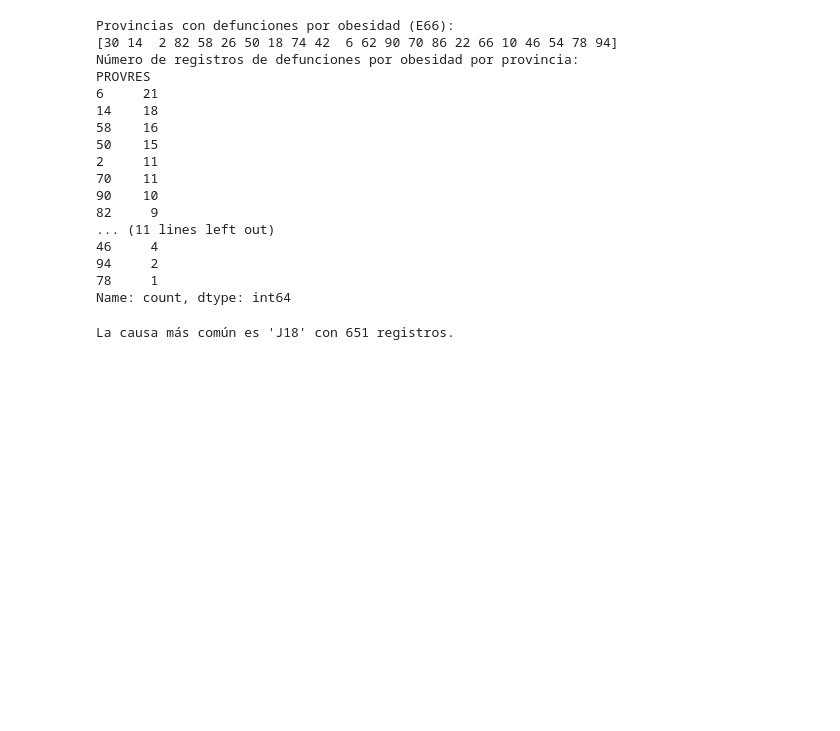
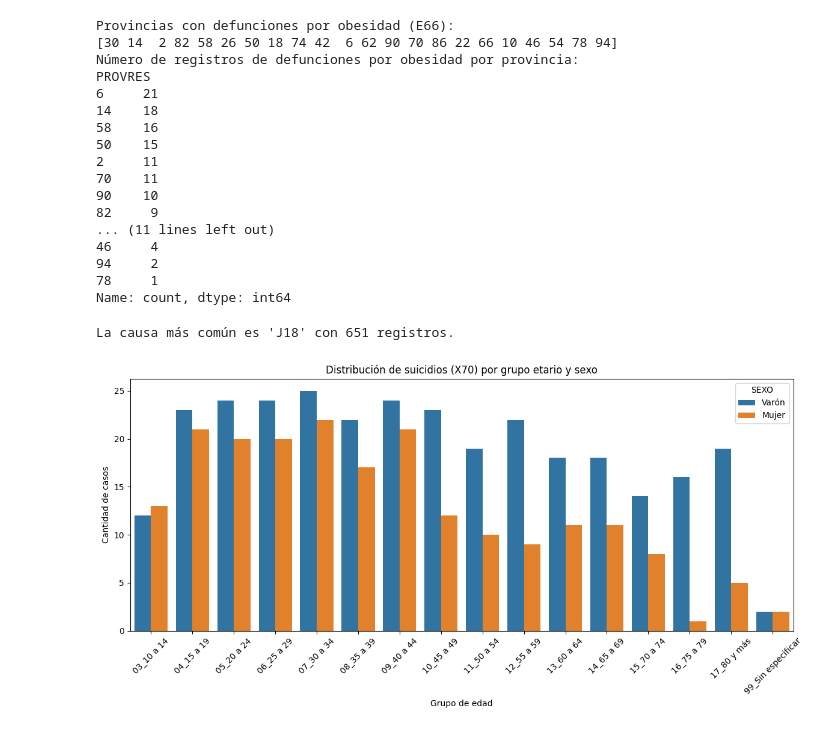
Before and after one commit to carlaberon/tp-ciencia-de-datos, a Jupyter notebook: analisis-datos.ipynb, the cells around one changed output. Cells and saved outputs as stored; diff of their text form; code cells hidden in the pictures; blank space fills up the shorter version.

```diff
--- a/analisis-datos.ipynb
+++ b/analisis-datos.ipynb
@@ -101,3 +83,25 @@ frecuencia = conteo_causas.max()
 print(f"La causa más común es '{causa_mas_comun}' con {frecuencia} registros.")
 # %% [output]
 La causa más común es 'J18' con 651 registros.
+# %%
+#Filtrar solo suicidios (código CIE-10 X70)
+suicidios_df = df[df["CAUSA"] == "X70"]
+
+#Agrupar por grupo de edad y sexo
+grupo_edad_sexo = suicidios_df.groupby(["GRUPEDAD", "SEXO"]).size().reset_index(name="CUENTA")
+
+#Mapear SEXO a nombres legibles (1=Varón, 2=Mujer)
+grupo_edad_sexo["SEXO"] = grupo_edad_sexo["SEXO"].map({1: "Varón", 2: "Mujer"})
+
+#Visualización con seaborn
+plt.figure(figsize=(12, 6))
+sns.barplot(data=grupo_edad_sexo, x="GRUPEDAD", y="CUENTA", hue="SEXO")
+
+plt.title("Distribución de suicidios (X70) por grupo etario y sexo")
+plt.xlabel("Grupo de edad")
+plt.ylabel("Cantidad de casos")
+plt.xticks(rotation=45)
+plt.tight_layout()
+plt.show()
+# %% [output]
+[figure, added]
```
Also changed, not shown: parts of 2 cells of this notebook, 1 other file.
